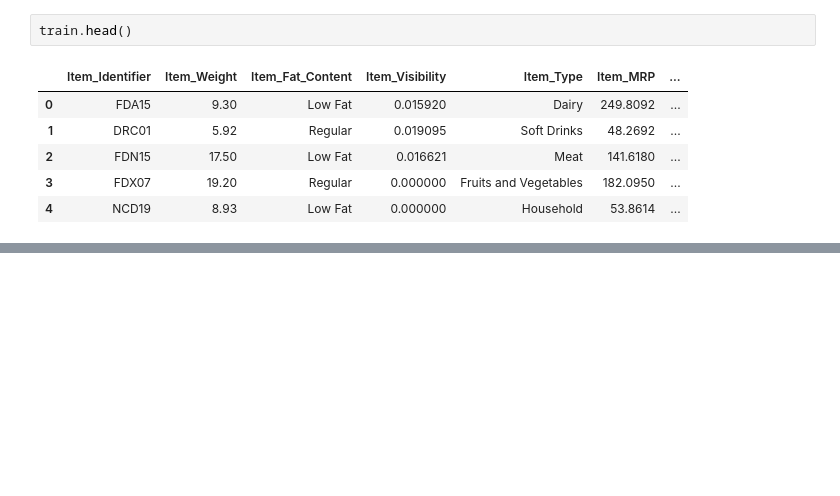
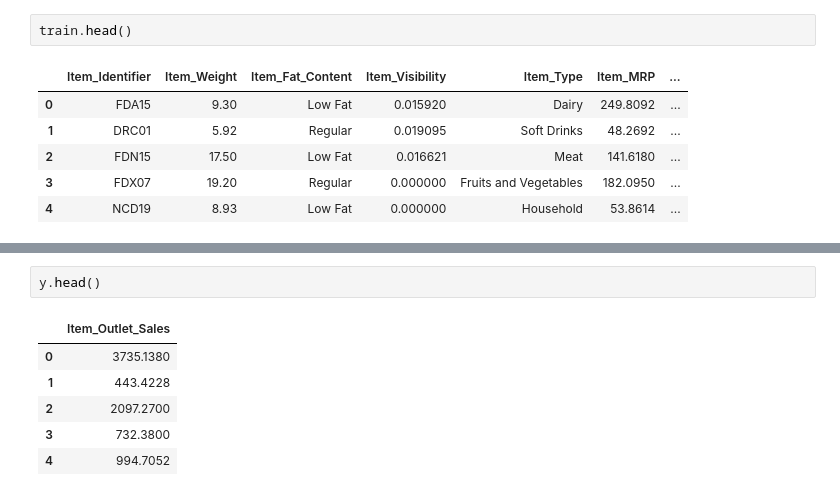
Before and after one commit to ibacaraujo/learning-path-data-scientist, a Jupyter notebook: big_mart_sales.ipynb, the cells around one changed output, grey strips where cells are left out. Drawn from its saved outputs; the diff is of its cells as text; blank space fills up the shorter version.

```diff
--- a/big_mart_sales.ipynb
+++ b/big_mart_sales.ipynb
@@ -487,0 +510,9 @@ train.head()
+# %%
+y.head()
+# %% [output]
+|  | Item_Outlet_Sales |
+| 0 | 3735.1380 |
+| 1 | 443.4228 |
+| 2 | 2097.2700 |
+| 3 | 732.3800 |
+| 4 | 994.7052 |
```
Also changed, not shown: parts of 6 cells of this notebook.
